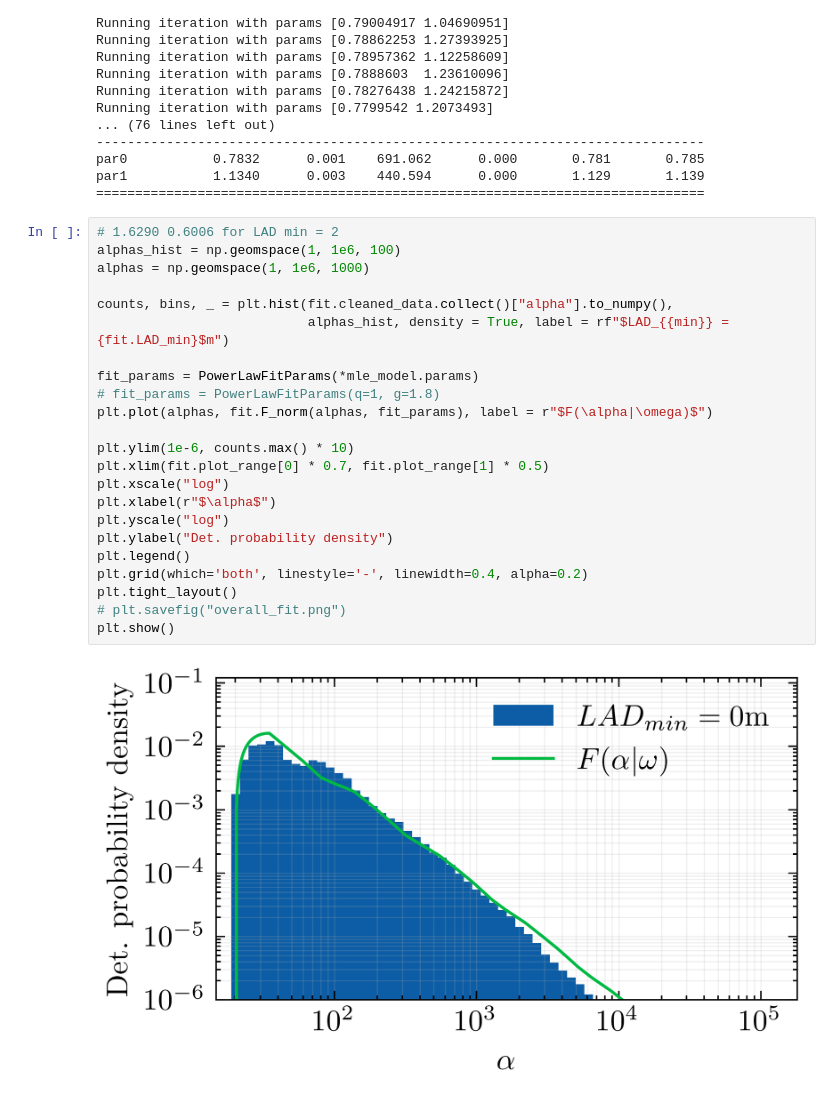
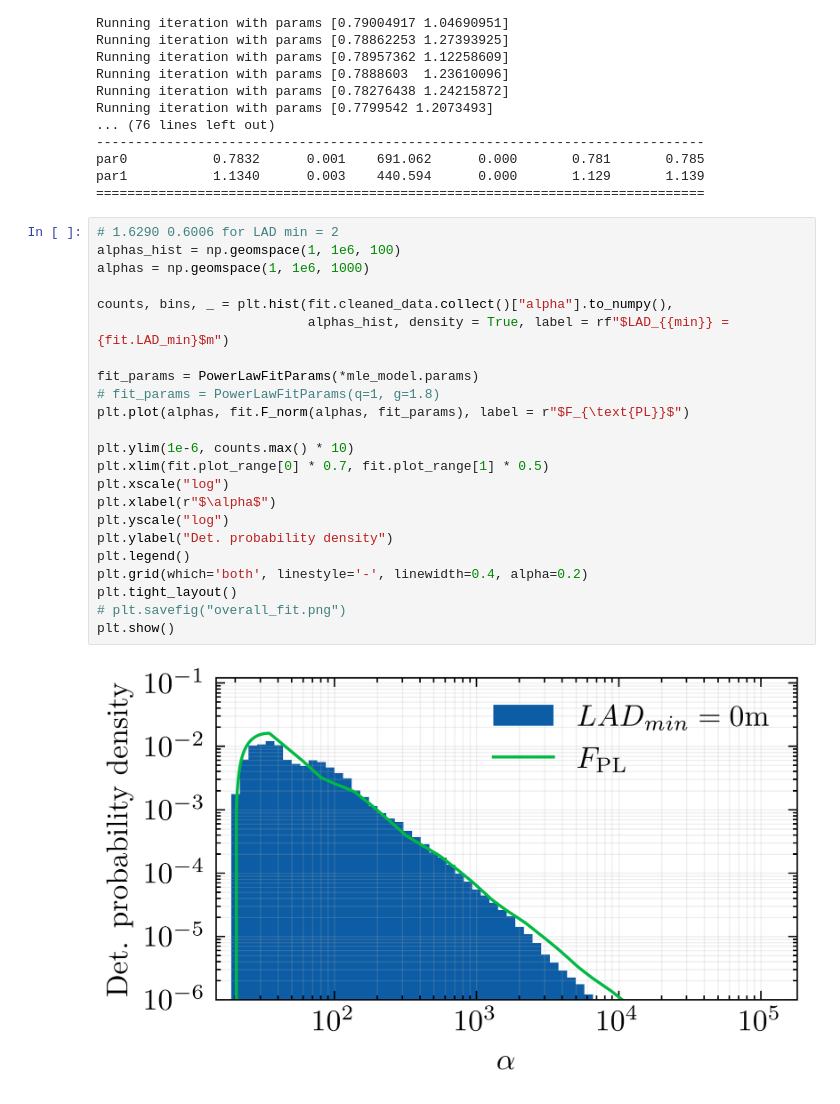
Before and after one commit to Joshua13764/QMAP, a Jupyter notebook: analysis/PSFDCont/workbook_simple_PowerLaw.ipynb, the cells around one changed output. Cells and saved outputs as stored; diff of their text form.

```diff
--- a/analysis/PSFDCont/workbook_simple_PowerLaw.ipynb
+++ b/analysis/PSFDCont/workbook_simple_PowerLaw.ipynb
@@ -78,25 +78,25 @@ par1           1.1340      0.003    440.594      0.000       1.129       1.139
 # %%
 # 1.6290 0.6006 for LAD min = 2
 alphas_hist = np.geomspace(1, 1e6, 100)
 alphas = np.geomspace(1, 1e6, 1000)
 
 counts, bins, _ = plt.hist(fit.cleaned_data.collect()["alpha"].to_numpy(),
                            alphas_hist, density = True, label = rf"$LAD_{{min}} = {fit.LAD_min}$m")
 
 fit_params = PowerLawFitParams(*mle_model.params)
 # fit_params = PowerLawFitParams(q=1, g=1.8)
-plt.plot(alphas, fit.F_norm(alphas, fit_params), label = r"$F(\alpha|\omega)$")
+plt.plot(alphas, fit.F_norm(alphas, fit_params), label = r"$F_{\text{PL}}$")
 
 plt.ylim(1e-6, counts.max() * 10)
 plt.xlim(fit.plot_range[0] * 0.7, fit.plot_range[1] * 0.5)
 plt.xscale("log")
 plt.xlabel(r"$\alpha$")
 plt.yscale("log")
 plt.ylabel("Det. probability density")
 plt.legend()
 plt.grid(which='both', linestyle='-', linewidth=0.4, alpha=0.2)
 plt.tight_layout()
 # plt.savefig("overall_fit.png")
 plt.show()
 # %% [output]
-[figure, old version]
+[figure, new version]
```
Also changed, not shown: 4 other files.
